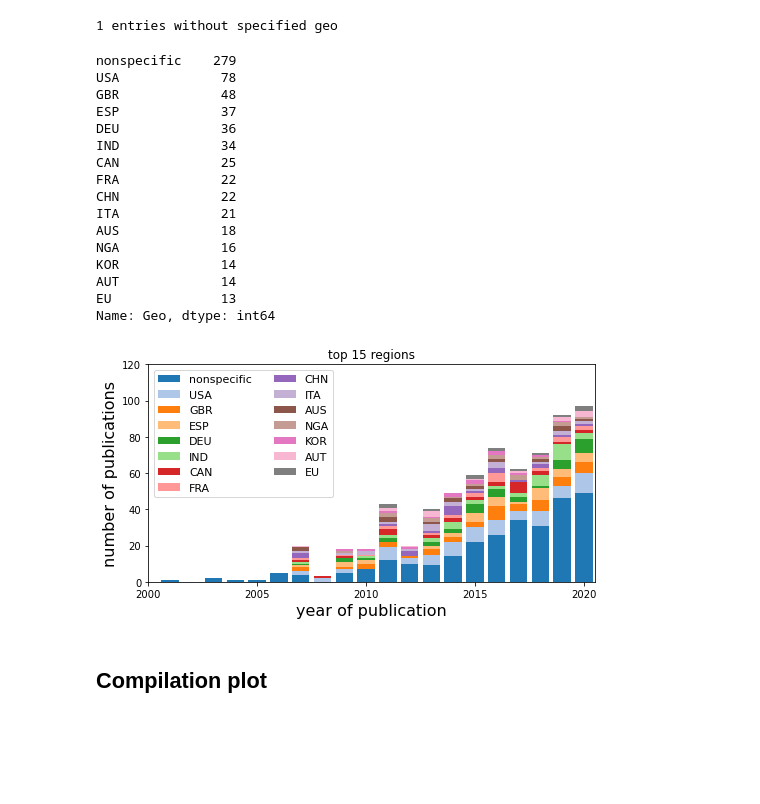
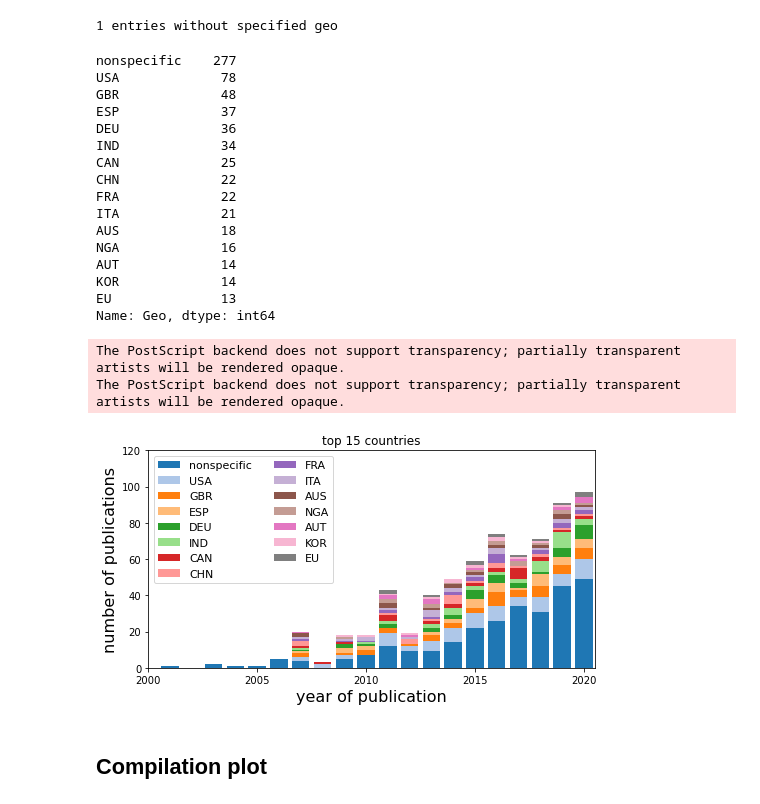
Before and after one commit to JanaLasser/mapping-open-science-research, a Jupyter notebook: code/exploratory_analysis.ipynb, the cells around one changed output. Cells and saved outputs as stored; diff of their text form; code cells hidden in the pictures; blank space fills up the shorter version.

```diff
--- a/code/exploratory_analysis.ipynb
+++ b/code/exploratory_analysis.ipynb
@@ -10,10 +10,10 @@ import seaborn as sns
 # %% [markdown]
 ## Read the data
 # %%
-src = '../data'
-dst = '../plots'
-fname = 'V5_9_1 round coded_220216_clean.csv'
-data = pd.read_csv(join(src, fname))
+src = "../data"
+dst = "../plots"
+fname = "V5_9_2 round coded_220405_coded_V1"
+data = pd.read_csv(join(src, fname + "_clean.csv"))
 # %%
 data['Action'] = data['Action'].apply(lambda x: eval(x) if x == x else np.nan)
 data['Method'] = data['Method'].apply(lambda x: eval(x) if x == x else np.nan)
@@ -337,42 +353,46 @@ geos = geos.sort_values(by=['Geo', 'year'], ascending=True)
 # %%
 disambiguated_geo['Geo'].value_counts()[0:15]
 # %% [output]
-nonspecific    279
+nonspecific    277
 USA             78
 GBR             48
 ESP             37
 DEU             36
 IND             34
 CAN             25
+CHN             22
 FRA             22
-CHN             22
 ITA             21
 AUS             18
 NGA             16
+AUT             14
 KOR             14
-AUT             14
 EU              13
 Name: Geo, dtype: int64
 # %%
 cmap = plt.get_cmap('tab20')
 fig, ax = plt.subplots(figsize=(8, 4))
 bottom = np.zeros(len(data['Publication Year'].unique()))
 for i, geo in enumerate(disambiguated_geo['Geo'].value_counts()[0:15].index):
     tmp = geos[geos['Geo'] == geo]
     ax.bar(tmp['year'], tmp['count'], bottom=bottom, label=geo,
            color=cmap(i))
     bottom += tmp['count'].values
 
 ax.legend(ncol=2, fontsize=11)
 ax.set_xlim(2000, 2020.5)
 ax.set_ylim(0, 120)
 ax.set_xticks(range(2000, 2021, 5))
 ax.set_ylabel('number of publications', fontsize=16)
 ax.set_xlabel('year of publication', fontsize=16)
-ax.set_title('top 15 regions')
-plt.savefig(join(dst, 'geos_over_years.pdf'));
+ax.set_title('top 15 countries')
+plt.savefig(join(dst, 'geos_over_years.pdf'))
+plt.savefig(join(dst, 'geos_over_years.svg'))
+plt.savefig(join(dst, 'geos_over_years.eps'))
 # %% [output]
+The PostScript backend does not support transparency; partially transparent artists will be rendered opaque.
+The PostScript backend does not support transparency; partially transparent artists will be rendered opaque.
-[figure, old version]
+[figure, new version]
 # %% [markdown]
 ## Compilation plot
 # %%
```
Also changed, not shown: parts of 6 cells of this notebook, 1 other file.
